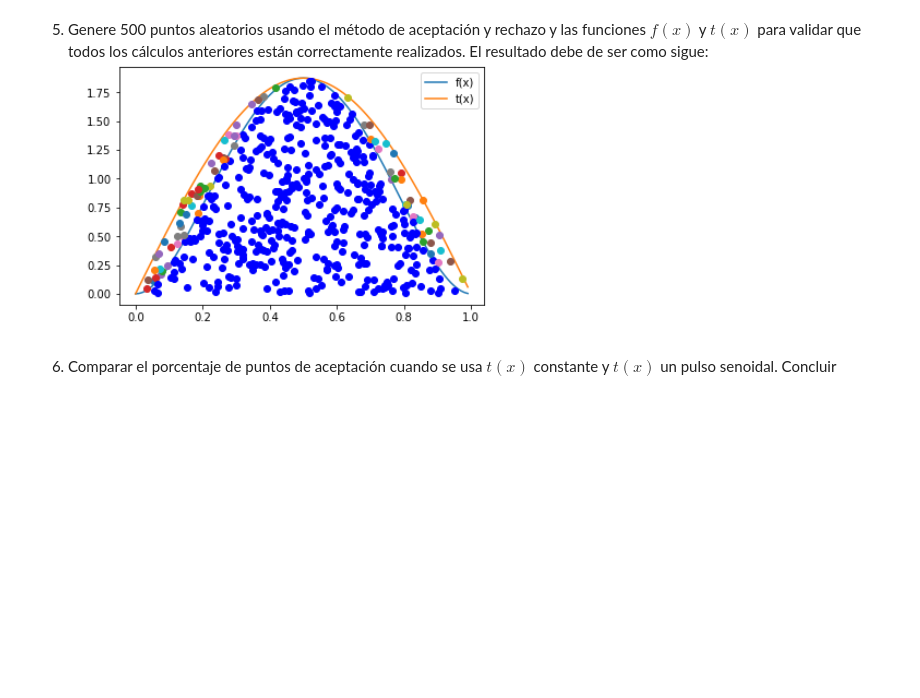
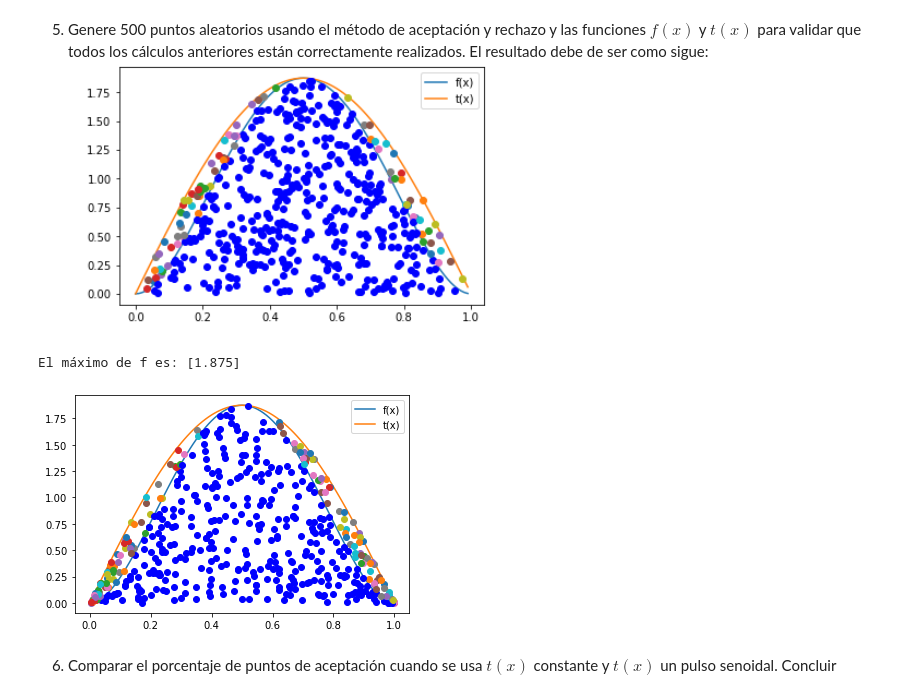
Before and after one commit to BetsyTorres/ProyectoConjunto_BTorres_DCastillo, a Jupyter notebook: Tarea_4.ipynb, the cells around one changed output. Cells and saved outputs as stored; diff of their text form; code cells hidden in the pictures; blank space fills up the shorter version.

```diff
--- a/Tarea_4.ipynb
+++ b/Tarea_4.ipynb
@@ -163,3 +228,50 @@ comparar_aleatorios_densidad(g, G_inv, N)
 # %% [markdown]
 5. Genere 500 puntos aleatorios usando el método de aceptación y rechazo y las funciones $f(x)$ y $t(x)$ para validar que todos los cálculos anteriores están correctamente realizados. El resultado debe de ser como sigue:
 ![imagen.png](attachment:imagen.png)
+# %%
+# Sol 2.5 Betsy Torres
+def Acep_rechazo(R2:'Variables distruidas U~U(0,1)',
+                 R1:'Variables distribuidas como g(x)',
+                 f:'función objetivo a generar',
+                 t:'función que mayora a f'):
+#     R1 = np.random.rand(N)
+    f_x = f(R1)
+    t_x = t(R1)
+    condition = R2*t_x <=f_x
+    [plt.plot(R1[i],R2[i]*t_x[i],'ob') if condition[i] else plt.plot(R1[i],R2[i]*t_x[i],'o') \
+         for i in range(len(R1))]
+
+    plt.show()
+
+# Función objetivo
+f = lambda x:30*(x**2-2*x**3+x**4)
+
+# Máximo de la función f
+max_f = f(optimize.fmin(lambda x:-f(x),0,disp=False))
+
+# Función t
+t = lambda x: max_f*np.sin(np.pi*x)
+
+# Rango donde se graficará las funciones
+x = np.arange(0,1,0.01)
+print('El máximo de f es:',max_f)
+
+# Gráficas de las funciones
+plt.plot(x,f(x),label='f(x)')
+plt.plot(x,t(x),label='t(x)')
+plt.legend()
+
+# Validación del método
+N = 500 # número de puntos a simular
+
+# Como estoy tomando t(x) constante solo es necesario generar valores aleatorios
+# basados en el dominio de la función f(x), en este caso el dominio es [0,1],
+# entonces yo debo de generar variables aleatorias uniformes entre U~(0,1)
+R2 = np.random.rand(N)
+R1 = np.random.rand(N)
+
+#aleatorias = Acep_rechazo22(R2,R1,f,t)
+Acep_rechazo(R2,R1,f,t)
+# %% [output]
+El máximo de f es: [1.875]
+[figure, added]
```
Also changed, not shown: parts of 21 cells of this notebook.
